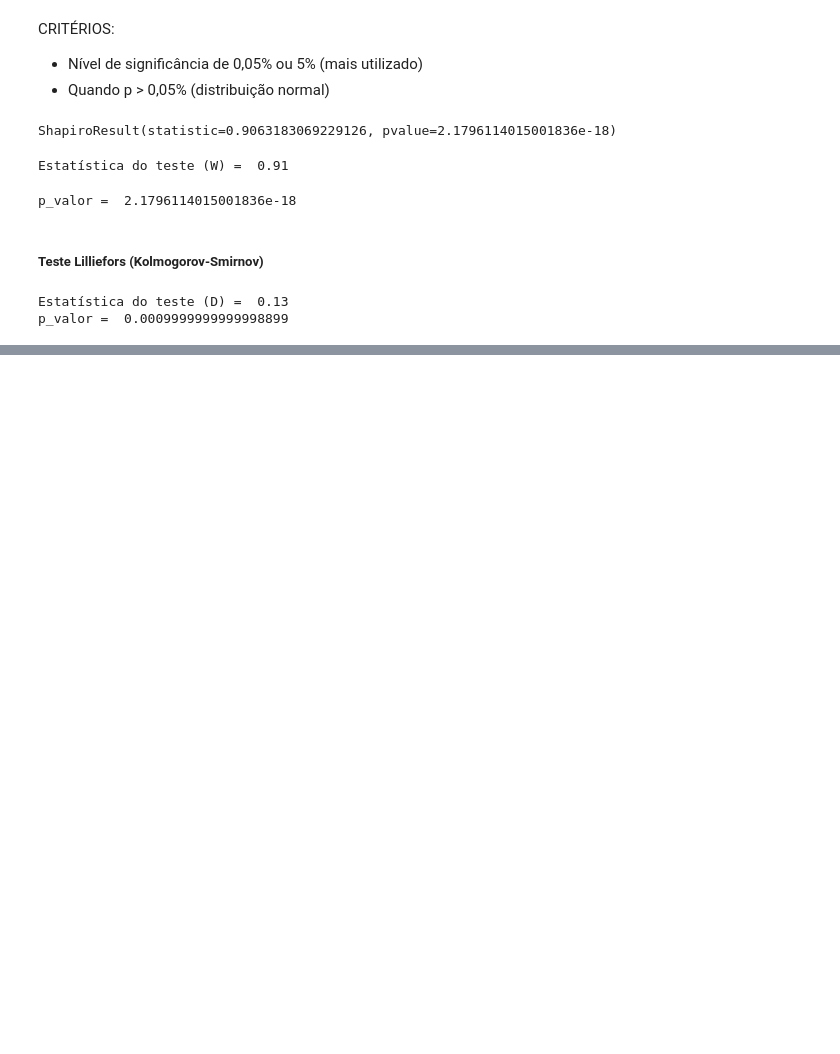
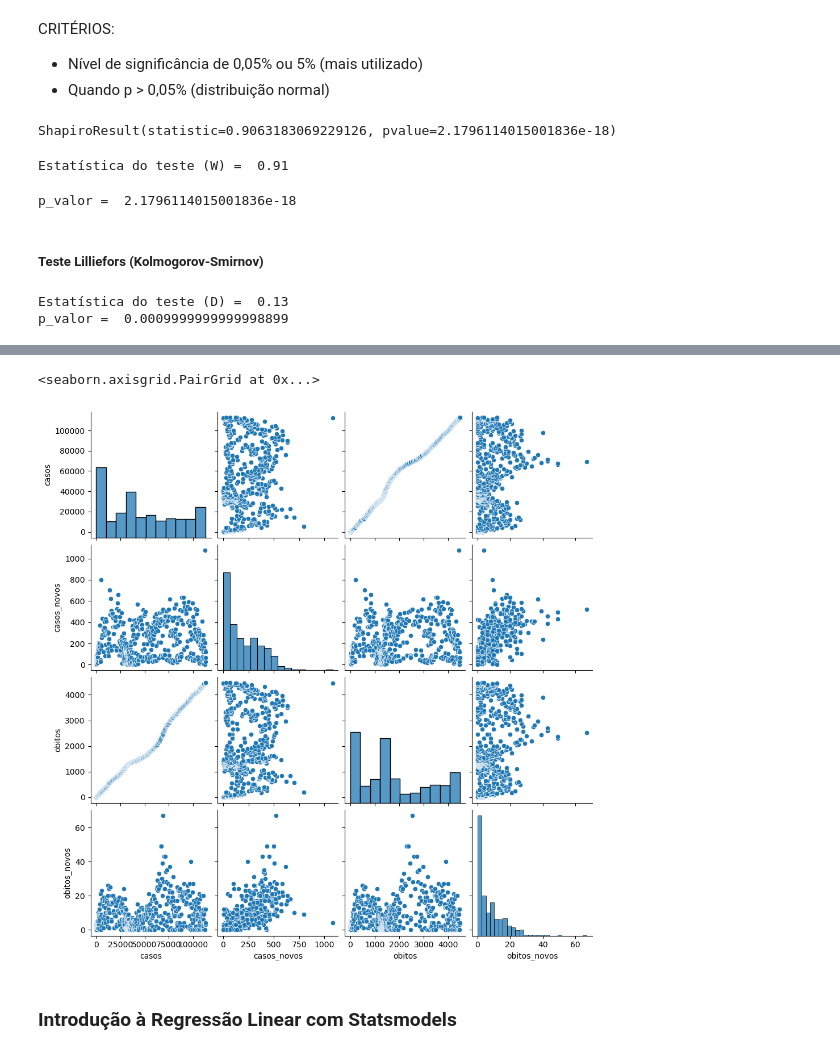
Before and after one commit to whoamidotcom/curso_analise_dados, a Jupyter notebook: analises-estatisticas/file.ipynb, the cells around one changed output, grey strips where cells are left out. Drawn from its saved outputs; the diff is of its cells as text; code cells hidden in the pictures; blank space fills up the shorter version.

```diff
--- a/analises-estatisticas/file.ipynb
+++ b/analises-estatisticas/file.ipynb
@@ -411,0 +472,7 @@ p_valor =  0.0009999999999998899
+# %%
+sns.pairplot(df)
+# %% [output]
+<seaborn.axisgrid.PairGrid at 0x...>
+[figure, added]
+# %% [markdown]
+### Introdução à Regressão Linear com Statsmodels
```
Also changed, not shown: parts of 17 cells of this notebook.
